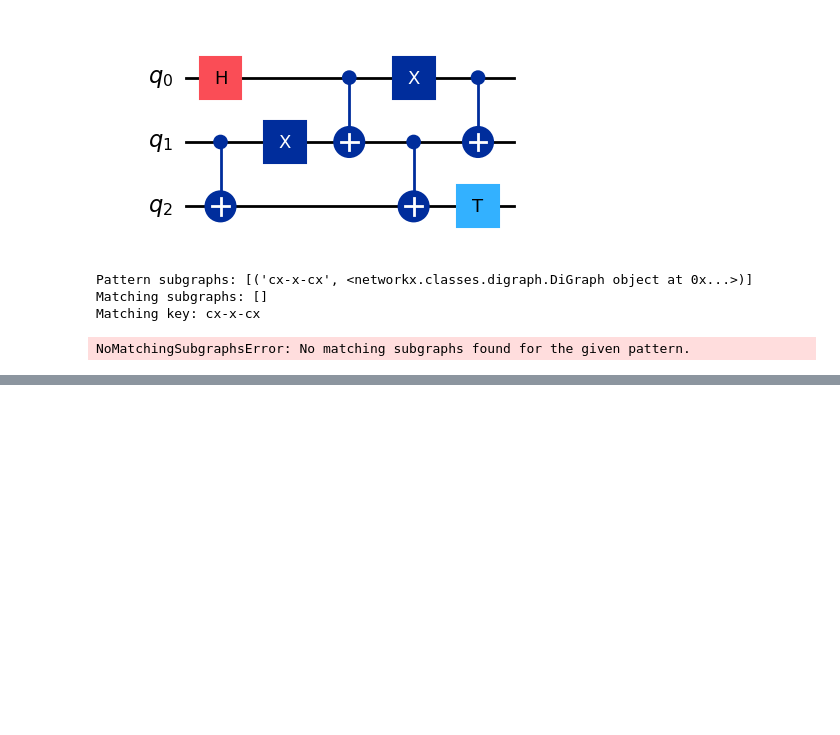
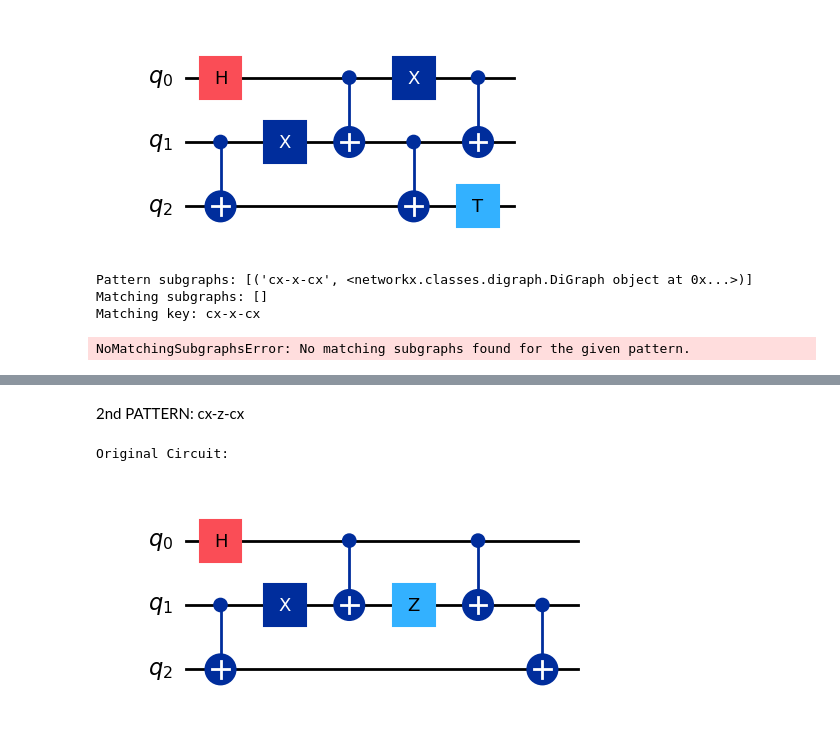
Before and after one commit to melaniasala/SSL-for-Quantum-Cirucits-Generation, a Jupyter notebook: QCCL/notebooks/transforms_debugging.ipynb, the cells around one changed output, grey strips where cells are left out. Drawn from its saved outputs; the diff is of its cells as text; code cells hidden in the pictures; blank space fills up the shorter version.

```diff
--- a/QCCL/notebooks/transforms_debugging.ipynb
+++ b/QCCL/notebooks/transforms_debugging.ipynb
@@ -625,0 +686,22 @@ NoMatchingSubgraphsError: No matching subgraphs found for the given pattern.
+# %% [markdown]
+2nd PATTERN: cx-z-cx
+# %%
+qc = QuantumCircuit(3)
+
+qc.h(0)
+qc.cx(1, 2)
+qc.x(1)
+qc.cx(0, 1)
+qc.z(1)
+qc.cx(0, 1)
+qc.cx(1, 2)
+
+
+qcg = QuantumCircuitGraph(qc)
+
+# Display the original circuit
+print("Original Circuit:")
+qc.draw(output='mpl')
+# %% [output]
+Original Circuit:
+[figure, added]
```
Also changed, not shown: parts of 19 cells of this notebook, 2 other files.
